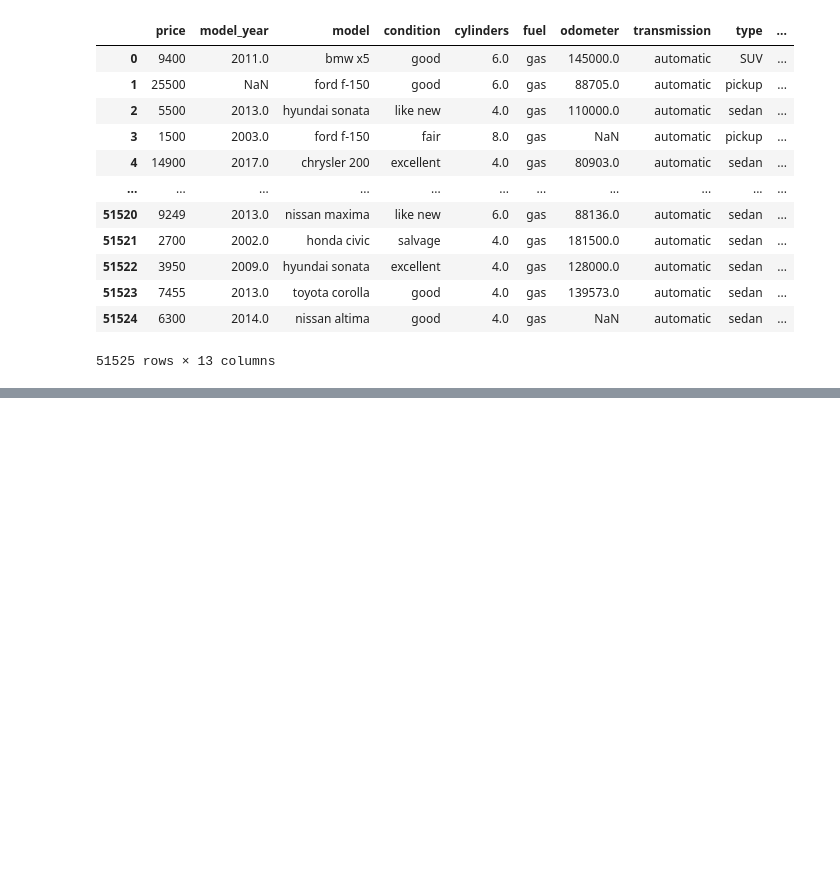
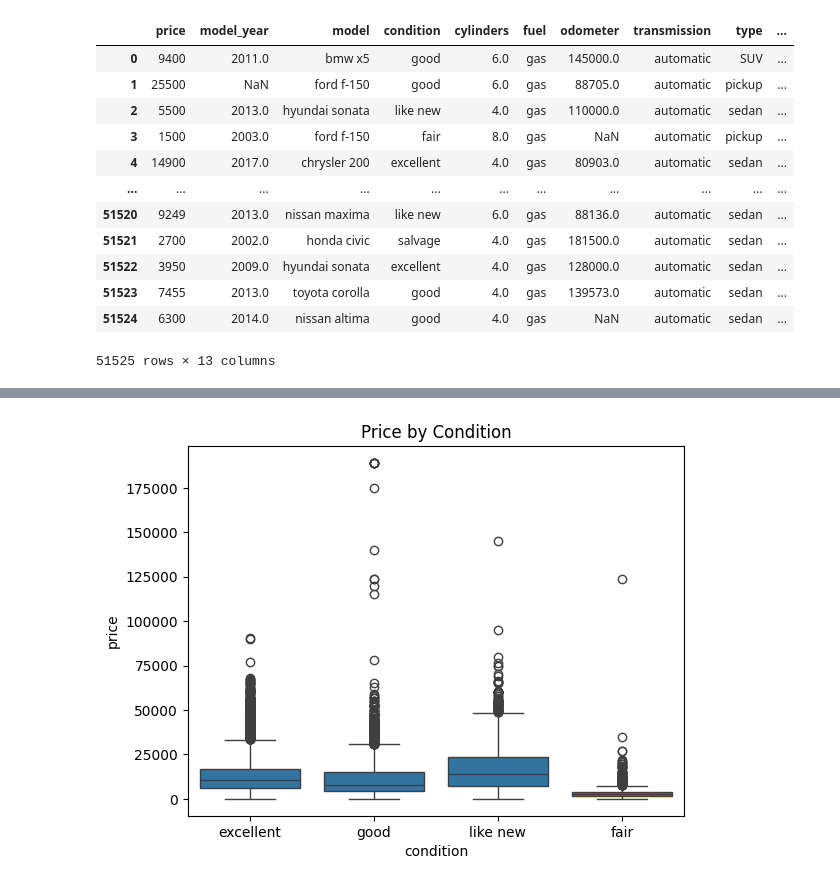
Before and after one commit to eyupalasoy/sprint_4, a Jupyter notebook: notebooks/EDA.ipynb, the cells around one changed output, grey strips where cells are left out. Saved outputs shown, nothing was run; the diff lists cells and outputs as text; code cells hidden in the pictures; blank space fills up the shorter version.

```diff
--- a/notebooks/EDA.ipynb
+++ b/notebooks/EDA.ipynb
@@ -65,0 +1,9 @@ DeltaGenerator()
+# %%
+
+%pip install pandas seaborn matplotlib numpy
+import numpy as np
+import pandas as pd
+import seaborn as sns
+import matplotlib.pyplot as plt
+
+df=pd.read_csv('/Users/eyupalasoy/Desktop/project_4/app_project/vehicles_us.csv')
@@ -97,13 +45,0 @@ fig1.show()
-# %%
-df['age']=2019-df['model_year']
-def age_category(x):
-    if x<5:
-        return '<5'
-    if x>=5 and x<=10:
-        return '5-10'
-    if x>10 and x<20:
-        return '10-20'
-    else:
-        return '>20'
-
-df['age_category']=df['age'].apply(age_category)
@@ -118,0 +90,4 @@ DeltaGenerator()
+# %%
+df.drop(columns=['is_4wd'],inplace=True)
+df['paint_color'].fillna('unknown',inplace=True)
+df
@@ -118,0 +169,7 @@ DeltaGenerator()
+# %%
+df_filtered=df[df['price']<200000]
+sns.boxplot(data=df_filtered, x='condition', y='price', order=['excellent', 'good', 'like new', 'fair'])
+plt.title('Price by Condition')
+plt.show()
+# %% [output]
+[figure, added]
```
Also changed, not shown: parts of 31 cells of this notebook.
